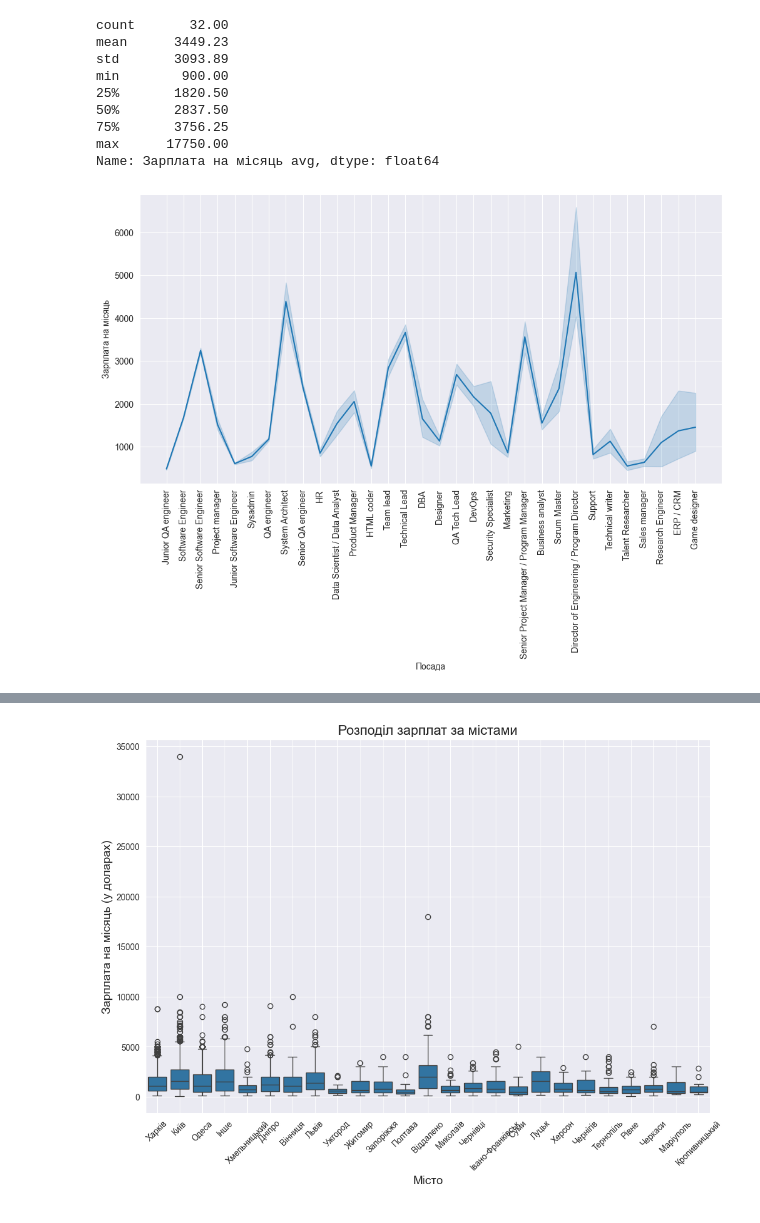
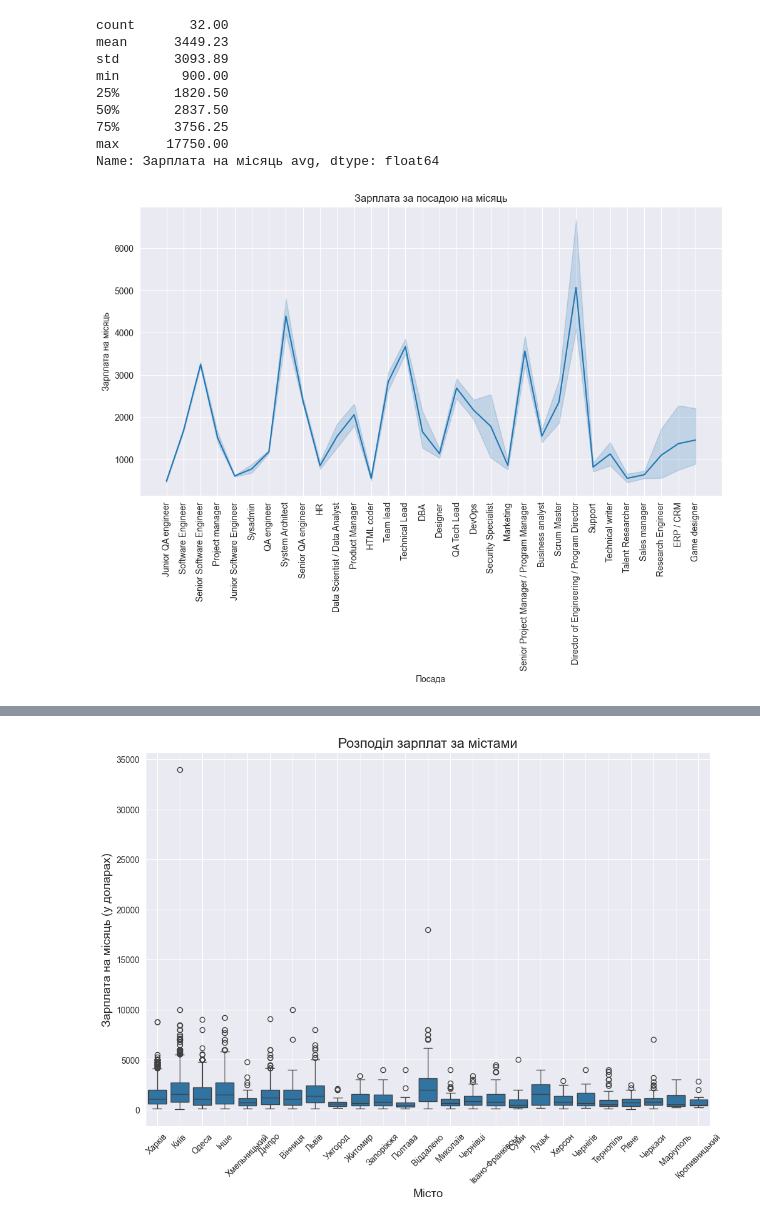
Before and after one commit to VitaliyStyranko/goit-data_science, a Jupyter notebook: Hw2_2.ipynb, the cells around one changed output, grey strips where cells are left out. Cells and saved outputs as stored; diff of their text form; code cells hidden in the pictures.

```diff
--- a/Hw2_2.ipynb
+++ b/Hw2_2.ipynb
@@ -235,10 +235,11 @@ agg_data.to_csv(output_file_path, index=False)
 # %%
 plt.figure(figsize=(12, 6))
 sns.lineplot(x="Посада", y="Зарплата на місяць", data=df)
 plt.xticks(rotation=90)
+plt.title('Зарплата за посадою на місяць')
 plt.show()
 # %% [output]
-[figure, old version]
+[figure, new version]
 # %%
 # Підрахунок кількості співробітників за кожною спеціалізацією
 specialization_counts = df['Спеціалізація'].value_counts()
```
Also changed, not shown: parts of 2 cells of this notebook, 2 other files.
